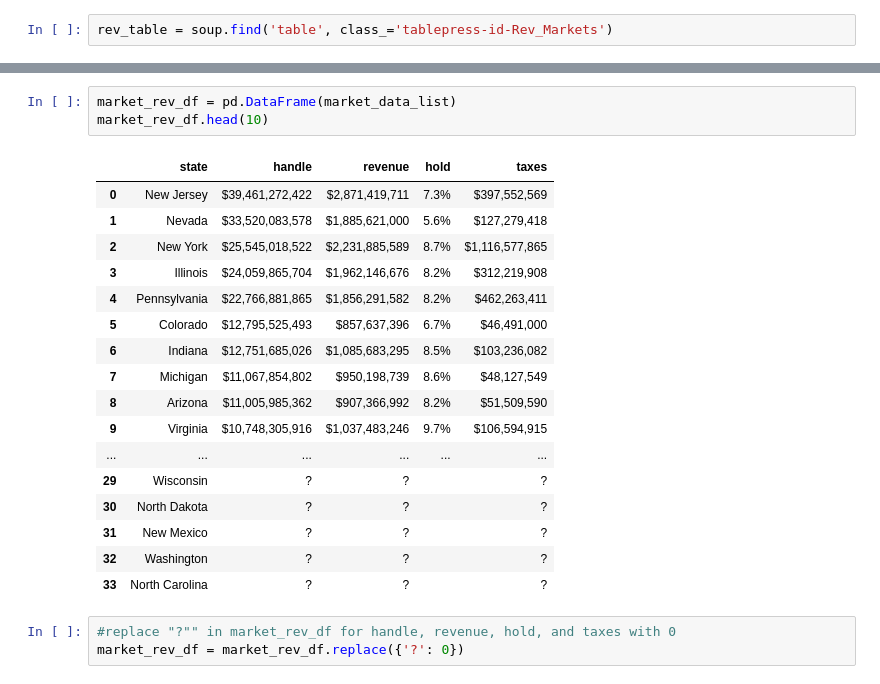
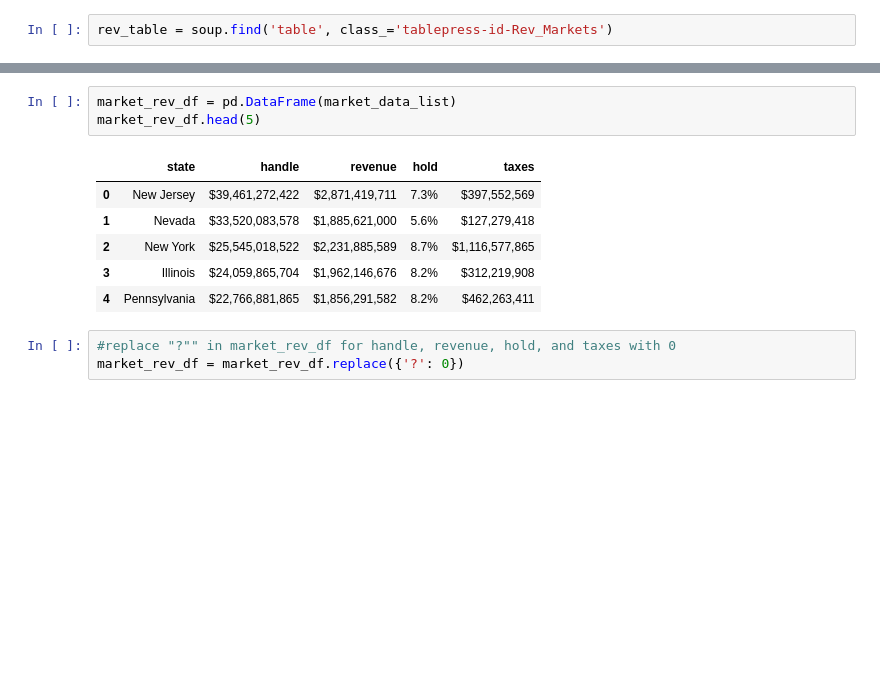
Before and after one commit to caleb-g23/Project-3-Sports-Betting-Analysis, a Jupyter notebook: data_scrape.ipynb, the cells around one changed output, grey strips where cells are left out. Drawn from its saved outputs; the diff is of its cells as text; blank space fills up the shorter version.

```diff
--- a/data_scrape.ipynb
+++ b/data_scrape.ipynb
@@ -234,25 +234,14 @@ for market_data in market_data_list:
 {'state': 'North Carolina', 'handle': '?', 'revenue': '?', 'hold': '', 'taxes': '?'}
 # %%
 market_rev_df = pd.DataFrame(market_data_list)
-market_rev_df.head(10)
+market_rev_df.head(5)
 # %% [output]
 |  | state | handle | revenue | hold | taxes |
 | 0 | New Jersey | $39,461,272,422 | $2,871,419,711 | 7.3% | $397,552,569 |
 | 1 | Nevada | $33,520,083,578 | $1,885,621,000 | 5.6% | $127,279,418 |
 | 2 | New York | $25,545,018,522 | $2,231,885,589 | 8.7% | $1,116,577,865 |
 | 3 | Illinois | $24,059,865,704 | $1,962,146,676 | 8.2% | $312,219,908 |
 | 4 | Pennsylvania | $22,766,881,865 | $1,856,291,582 | 8.2% | $462,263,411 |
-| 5 | Colorado | $12,795,525,493 | $857,637,396 | 6.7% | $46,491,000 |
-| 6 | Indiana | $12,751,685,026 | $1,085,683,295 | 8.5% | $103,236,082 |
-| 7 | Michigan | $11,067,854,802 | $950,198,739 | 8.6% | $48,127,549 |
-| 8 | Arizona | $11,005,985,362 | $907,366,992 | 8.2% | $51,509,590 |
-| 9 | Virginia | $10,748,305,916 | $1,037,483,246 | 9.7% | $106,594,915 |
-| ... | ... | ... | ... | ... | ... |
-| 29 | Wisconsin | ? | ? |  | ? |
-| 30 | North Dakota | ? | ? |  | ? |
-| 31 | New Mexico | ? | ? |  | ? |
-| 32 | Washington | ? | ? |  | ? |
-| 33 | North Carolina | ? | ? |  | ? |
 # %%
 #replace "?"" in market_rev_df for handle, revenue, hold, and taxes with 0
 market_rev_df = market_rev_df.replace({'?': 0})
```
Also changed, not shown: parts of 5 cells of this notebook, 6 other files.
